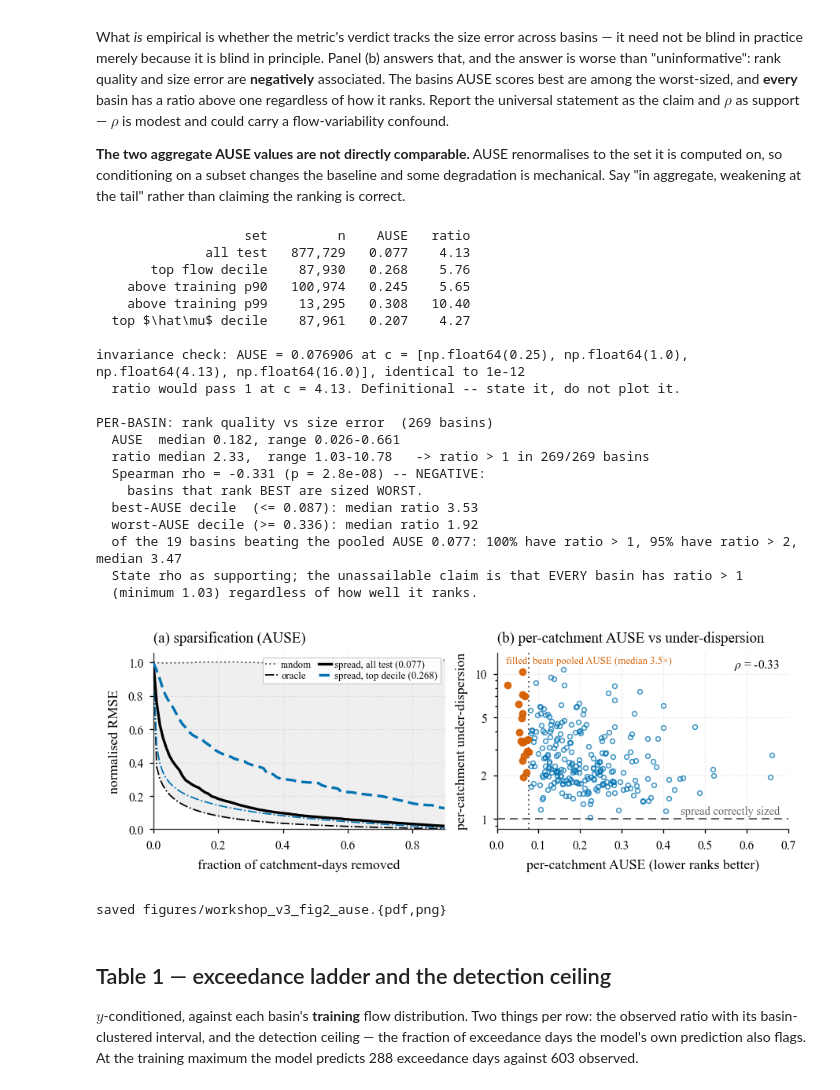
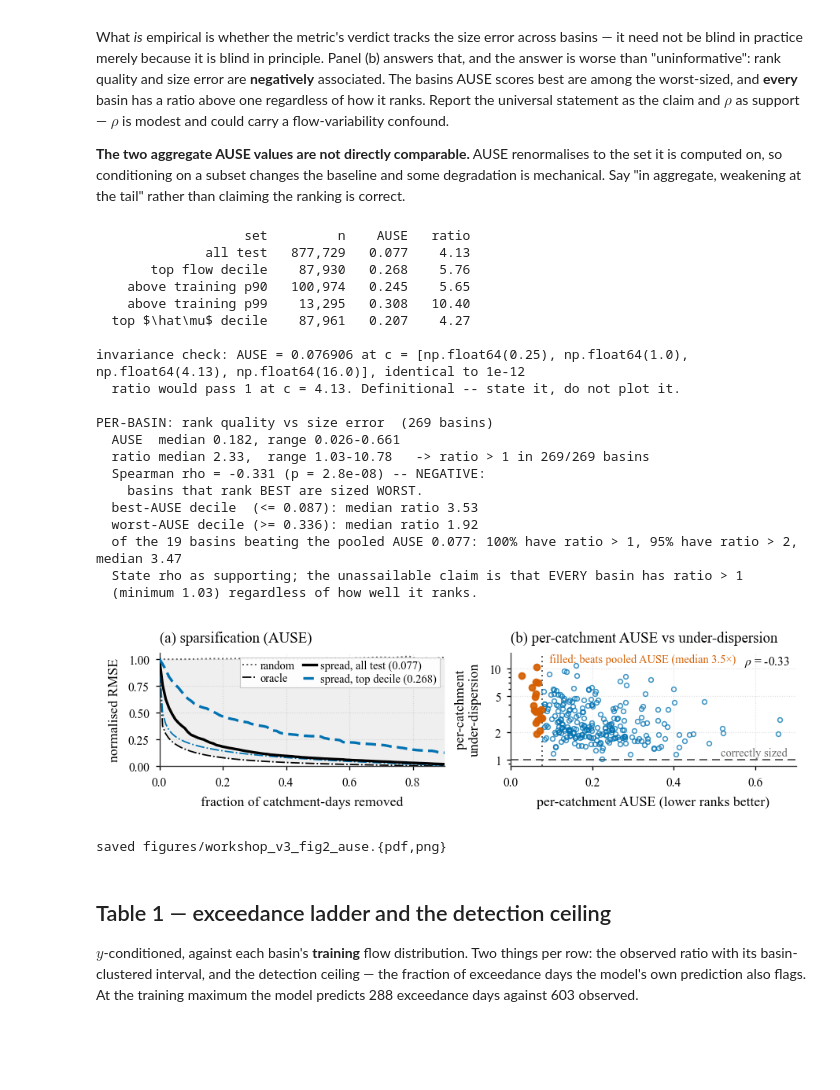
Before and after one commit to TWilson05/EA-LSTM-Streamflow, a Jupyter notebook: notebooks/workshop_figures.ipynb, the cells around one changed output. Saved outputs shown, nothing was run; the diff lists cells and outputs as text; code cells hidden in the pictures; blank space fills up the shorter version.

```diff
--- a/notebooks/workshop_figures.ipynb
+++ b/notebooks/workshop_figures.ipynb
@@ -776,13 +795,17 @@ a0.plot(fr, cp_a/cr_a[0], "-", color=CK, lw=1.5, zorder=4,
 a0.plot(fr, cp_t/cr_t[0], ls=(0, (4, 2)), color=CP, lw=1.5, zorder=4,
         label=f"spread, top decile ({AU['top flow decile']['ause']:.3f})")
 a0.set_xlim(0, 0.9); a0.set_ylim(0, 1.06)
+a0.set_xticks([0, 0.2, 0.4, 0.6, 0.8]); a0.set_yticks([0, 0.25, 0.5, 0.75, 1.0])
 a0.set_xlabel("fraction of catchment-days removed")
 a0.set_ylabel("normalised RMSE")
 # no legend title: "random" and "oracle" are orderings too, so a "spread-ordered" title
 # would mislabel half the entries. Every row names its own ordering.
+# two columns: at full width the panel is 2.4in and two columns keep the legend to two rows,
+# which is what makes a 1.25in figure height viable -- spend the width on the legend, not on
+# panel height.
 style_legend(a0.legend(loc="upper right", bbox_to_anchor=(0.995, 0.99), ncol=2,
                        handlelength=1.2, borderpad=0.26, labelspacing=0.15, handletextpad=0.35,
-                       columnspacing=0.7, fontsize=5.8))
+                       columnspacing=0.7, fontsize=6.5))
 a0.set_title("(a) sparsification (AUSE)", loc="left", fontsize=8.5)
 
 # ---- (b) per-basin: ranking well does not mean being sized well ----
@@ -793,17 +816,23 @@ a1.plot(pb_ause[~best], pb_ratio[~best], "o", ms=2.6, mfc="none", mec=CP, mew=0.
         alpha=0.75, zorder=4)
 a1.plot(pb_ause[best], pb_ratio[best], "o", ms=3.4, mfc=CO, mec=CO, alpha=0.9, zorder=5)
 a1.set_yscale("log")
-a1.set_xlim(0, 0.70); a1.set_ylim(0.85, 14)
+# ylim top 14 -> 15: one notch above the authored value, just enough that the legible
+# annotation row clears the top of the cloud (max 10.5) without squashing it.
+a1.set_xlim(0, 0.70); a1.set_ylim(0.85, 15)
+a1.set_xticks([0, 0.2, 0.4, 0.6])
 a1.set_yticks([1, 2, 5, 10]); a1.set_yticklabels(["1", "2", "5", "10"])
-a1.annotate(f"$\\rho$ = {rho.statistic:+.2f}", xy=(0.97, 0.97), xycoords="axes fraction",
+a1.annotate(f"$\\rho$ = {rho.statistic:+.2f}", xy=(0.98, 0.98), xycoords="axes fraction",
             fontsize=7, color=CK, ha="right", va="top")
+# back on one line now that the panel is 2.4in wide, and started to the RIGHT of the
+# pooled-AUSE rule at x = 0.077 so the text no longer crosses it.
 a1.annotate(f"filled: beats pooled AUSE (median {np.median(pb_ratio[best]):.1f}×)",
-            xy=(0.03, 0.98), xycoords="axes fraction", fontsize=5.8, color=CO,
+            xy=(0.135, 0.99), xycoords="axes fraction", fontsize=6.5, color=CO,
             ha="left", va="top")
-a1.annotate("spread correctly sized", xy=(0.68, 1.04), fontsize=6.5, color=CREF,
+a1.annotate("correctly sized", xy=(0.68, 1.03), fontsize=6.5, color=CREF,
             ha="right", va="bottom")
 a1.set_xlabel("per-catchment AUSE (lower ranks better)")
-a1.set_ylabel("per-catchment under-dispersion")
+a1.set_ylabel("per-catchment\nunder-dispersion")   # two lines: rotated, so this costs
+                                                   # width, not the height that is scarce
 a1.set_title("(b) per-catchment AUSE vs under-dispersion", loc="left", fontsize=8.5)
 
 fig.savefig(FIG_OUT/"workshop_v3_fig2_ause.pdf")
@@ -822,34 +851,34 @@ FIGVALS["ause"] = {"sets": {k.replace("$", "").replace("\\hat\\mu", "mu-hat"): v
                                  "ause_median": float(np.median(pb_ause)),
                                  "ratio_median": float(np.median(pb_ratio)),
                                  "ratio_min": float(pb_ratio.min()),
                                  "ratio_gt1": int((pb_ratio > 1).sum()),
                                  "n_beating_pooled_ause": int(best.sum()),
                                  "beating_ratio_median": float(np.median(pb_ratio[best])),
                                  "beating_pct_gt2": float(100*np.mean(pb_ratio[best] > 2)),
                                  "best_decile_ratio_median": float(np.median(pb_ratio[pb_ause <= q10])),
                                  "worst_decile_ratio_median": float(np.median(pb_ratio[pb_ause >= q90]))}}
 # %% [output]
                    set         n    AUSE   ratio
               all test   877,729   0.077    4.13
        top flow decile    87,930   0.268    5.76
     above training p90   100,974   0.245    5.65
     above training p99    13,295   0.308   10.40
   top $\hat\mu$ decile    87,961   0.207    4.27
 
 invariance check: AUSE = 0.076906 at c = [np.float64(0.25), np.float64(1.0), np.float64(4.13), np.float64(16.0)], identical to 1e-12
   ratio would pass 1 at c = 4.13. Definitional -- state it, do not plot it.
 
 PER-BASIN: rank quality vs size error  (269 basins)
   AUSE  median 0.182, range 0.026-0.661
   ratio median 2.33,  range 1.03-10.78   -> ratio > 1 in 269/269 basins
   Spearman rho = -0.331 (p = 2.8e-08) -- NEGATIVE:
     basins that rank BEST are sized WORST.
   best-AUSE decile  (<= 0.087): median ratio 3.53
   worst-AUSE decile (>= 0.336): median ratio 1.92
   of the 19 basins beating the pooled AUSE 0.077: 100% have ratio > 1, 95% have ratio > 2, median 3.47
   State rho as supporting; the unassailable claim is that EVERY basin has ratio > 1
   (minimum 1.03) regardless of how well it ranks.
-[figure, old version]
+[figure, new version]
 saved figures/workshop_v3_fig2_ause.{pdf,png}
 # %% [markdown]
 ## Table 1 — exceedance ladder and the detection ceiling
```
Also changed, not shown: parts of 5 cells of this notebook, 2 other files.
